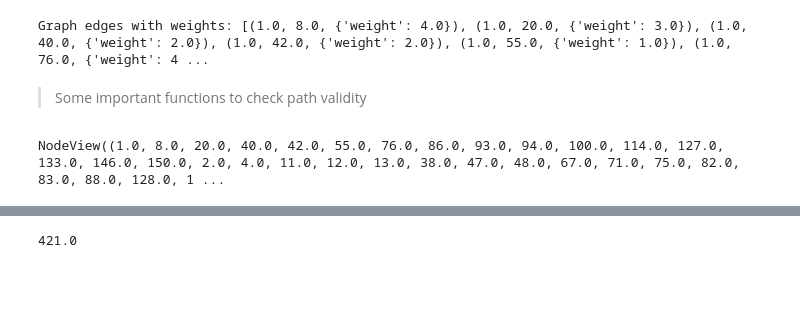
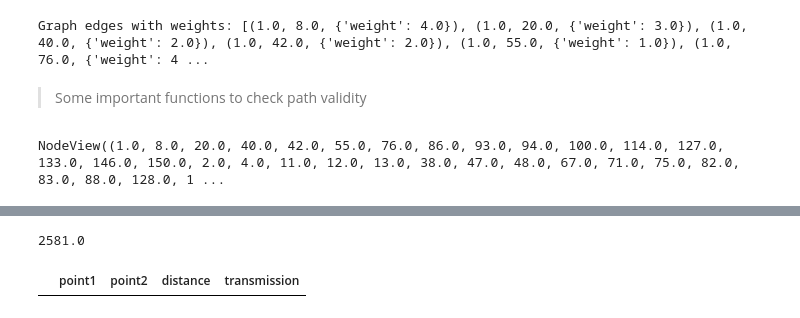
Before and after one commit to gerryfrank10/optimisation-and-algorithms, a Jupyter notebook: assesment/solution2.ipynb, the cells around one changed output, grey strips where cells are left out. Drawn from its saved outputs; the diff is of its cells as text; code cells hidden in the pictures; blank space fills up the shorter version.

```diff
--- a/assesment/solution2.ipynb
+++ b/assesment/solution2.ipynb
@@ -296,4 +332,8 @@ Best Fitness: 361.0
 # %%
-fitness_function([1, 150, 59, 94, 87, 43, 118, 28, 81, 105, 116, 115, 62, 61, 151],G)
+fitness_function([1, 76, 20, 17, 150, 52.0, 136.0, 101.0, 6.0, 106.0, 113.0, 87.0, 134.0, 135.0, 115.0, 94.0, 42.0, 54.0, 40.0, 55.0, 8.0, 100.0, 59.0, 110.0, 91.0, 149.0, 75.0, 4.0, 66.0, 58.0, 139.0, 81.0, 92.0, 64.0, 148.0, 10.0, 65.0, 19.0, 67.0, 13.0, 31.0, 48.0, 128.0, 38.0, 2.0, 147.0, 47.0, 132.0, 109.0, 5.0, 111.0, 26.0, 16.0, 98.0, 85.0, 124.0, 61.0, 78.0, 90.0, 84.0, 14.0, 73.0, 41.0, 27.0, 62.0, 74.0, 43.0, 138.0, 49.0, 129.0, 116.0, 88.0, 131.0, 12.0, 105.0, 140.0, 112.0, 120.0, 28.0, 97.0, 15.0, 103.0, 72.0, 77.0, 145.0, 53.0, 151.0], G)
 # %% [output]
-421.0
+2581.0
+# %%
+distance_df.loc[(distance_df['point1'] == 94.0) & (distance_df['point2'] == 4.0)]
+# %% [output]
+|  | point1 | point2 | distance | transmission |
```
Also changed, not shown: parts of 11 cells of this notebook.
